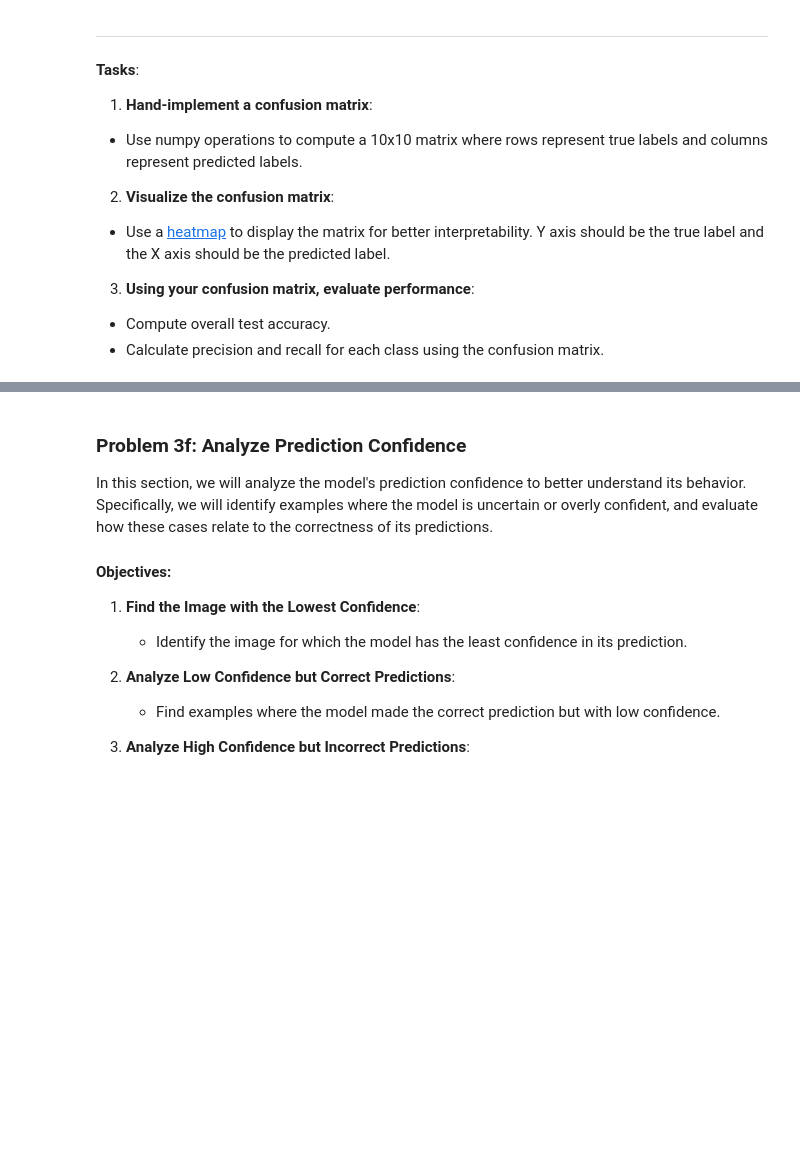
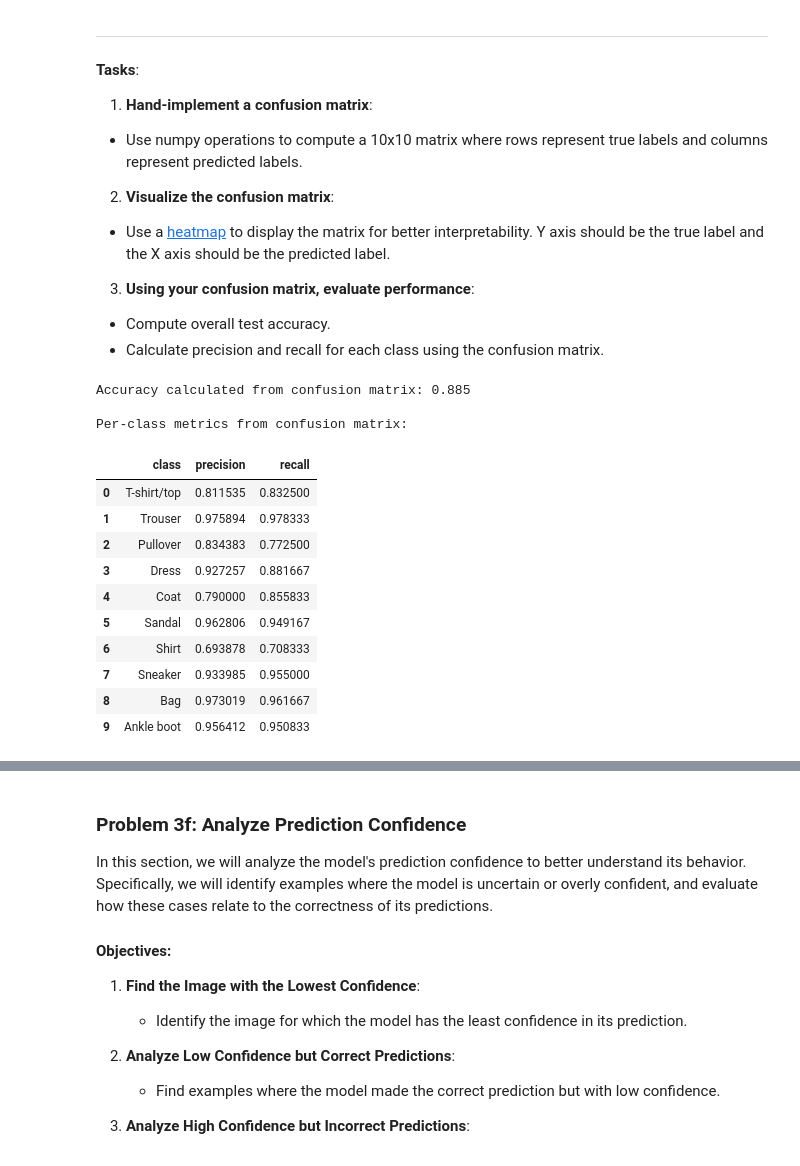
Before and after one commit to chenxixianming/fa25-student, a Jupyter notebook: hw/hw1/fashion_pt_1.ipynb, the cells around one changed output, grey strips where cells are left out. Saved outputs shown, nothing was run; the diff lists cells and outputs as text; code cells hidden in the pictures; blank space fills up the shorter version.

```diff
--- a/hw/hw1/fashion_pt_1.ipynb
+++ b/hw/hw1/fashion_pt_1.ipynb
@@ -754,25 +816,48 @@ conf_matrix = np.zeros((len(class_names), len(class_names)), dtype=int)
 class_to_idx = {class_name: idx for idx, class_name in enumerate(class_names)}
 
 # Fill the confusion matrix by counting predictions and plot it as a heatmap
-...
+import plotly.graph_objects as go
+
+for _, row in test_df.iterrows():
+  true_label_idx = row["label"]
+  predicted_label_idx = row["predicted_label"]
+  conf_matrix[class_to_idx[true_label_idx], class_to_idx[predicted_label_idx]] += 1;
+
+fig = px.imshow(conf_matrix, x= class_names, y= class_names, text_auto= True,
+                labels = dict(x = "Predicted label", y = "True label", color = "Count"), title = "Confusion matrix")
 # %%
 # Calculate accuracy from confusion matrix
-accuracy_from_matrix = ...
+accuracy_from_matrix = conf_matrix.diagonal().sum() / conf_matrix.sum()
 print(f"\nAccuracy calculated from confusion matrix: {accuracy_from_matrix:.3f}")
 
 # Calculate per-class metrics from confusion matrix
 per_class_metrics = []
 print("\nPer-class metrics from confusion matrix:")
 for i, class_name in enumerate(class_names):
-    true_positives = ...
-    false_positives = ...
-    false_negatives = ...
+    true_positives = conf_matrix[i, i]
+    false_positives = conf_matrix[:, i].sum() - true_positives
+    false_negatives = conf_matrix[i, :].sum() - true_positives
     per_class_metrics.append({
         'class': class_name,
-        ...
-        ...
+        'precision': true_positives / (true_positives + false_positives) if (true_positives + false_positives > 0) else 0,
+        'recall': true_positives / (true_positives + false_negatives) if (true_positives + false_negatives > 0) else 0
     })
 
 pd.DataFrame(per_class_metrics)
+# %% [output]
+Accuracy calculated from confusion matrix: 0.885
+
+Per-class metrics from confusion matrix:
+|  | class | precision | recall |
+| 0 | T-shirt/top | 0.811535 | 0.832500 |
+| 1 | Trouser | 0.975894 | 0.978333 |
+| 2 | Pullover | 0.834383 | 0.772500 |
+| 3 | Dress | 0.927257 | 0.881667 |
+| 4 | Coat | 0.790000 | 0.855833 |
+| 5 | Sandal | 0.962806 | 0.949167 |
+| 6 | Shirt | 0.693878 | 0.708333 |
+| 7 | Sneaker | 0.933985 | 0.955000 |
+| 8 | Bag | 0.973019 | 0.961667 |
+| 9 | Ankle boot | 0.956412 | 0.950833 |
 # %%
 grader.check("q3e")
```
Also changed, not shown: parts of 9 cells of this notebook.
